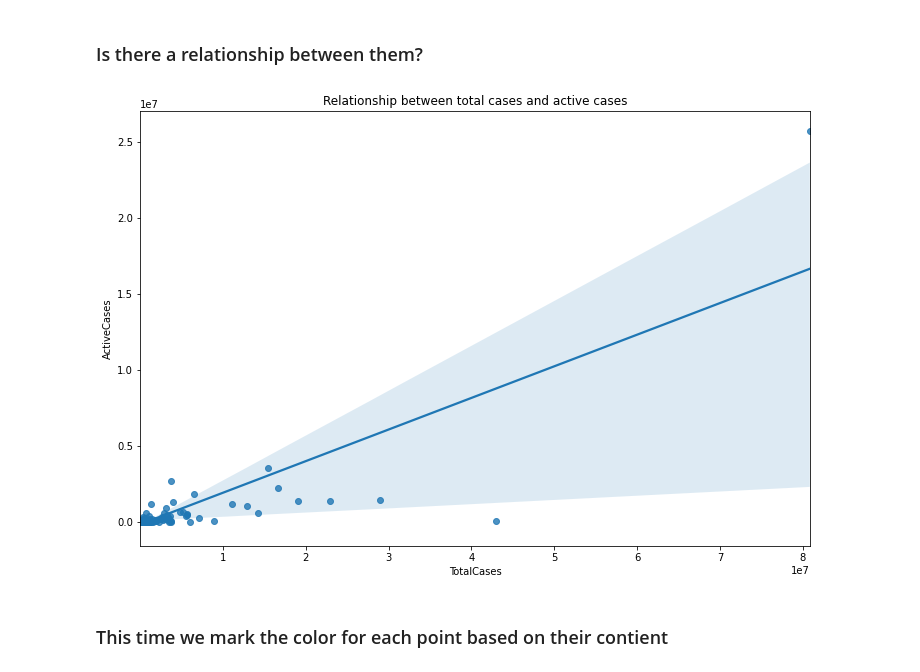
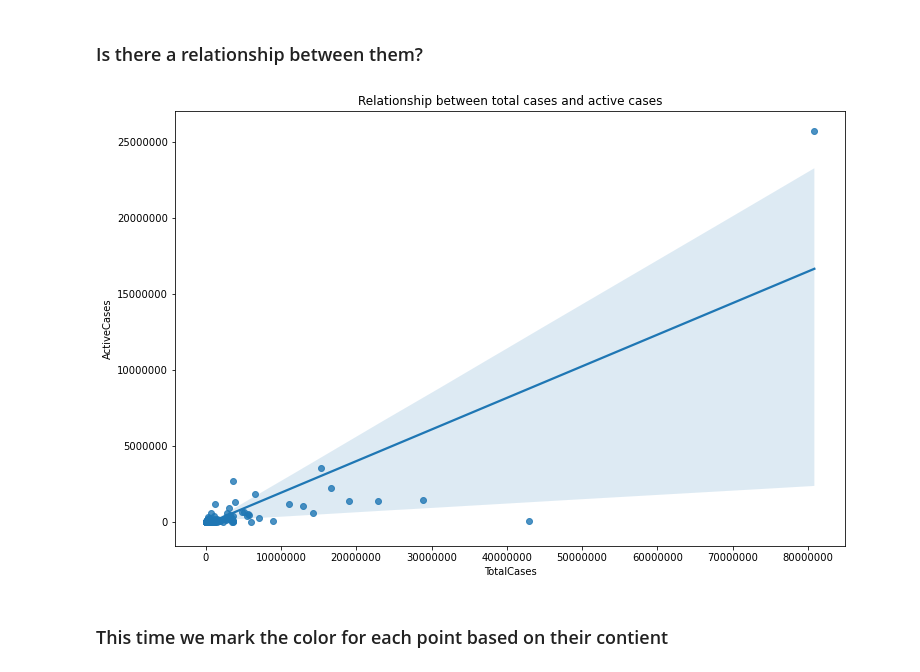
Before and after one commit to ndkhoa0704/Worldometers-explorer, a Jupyter notebook: Visualize.ipynb, the cells around one changed output. Drawn from its saved outputs; the diff is of its cells as text; code cells hidden in the pictures.

```diff
--- a/Visualize.ipynb
+++ b/Visualize.ipynb
@@ -280,10 +286,11 @@ plt.show()
 # %%
 plt.figure(figsize=(12,8))
 sns.regplot(data=dfs0, x='TotalCases', y='ActiveCases')
+plt.ticklabel_format(style='plain')
 plt.title('Relationship between total cases and active cases')
 plt.show()
 # %% [output]
-[figure, old version]
+[figure, new version]
 # %% [markdown]
 ### This time we mark the color for each point based on their contient
 # %%
```
Also changed, not shown: parts of 7 cells of this notebook, 4 other files.
